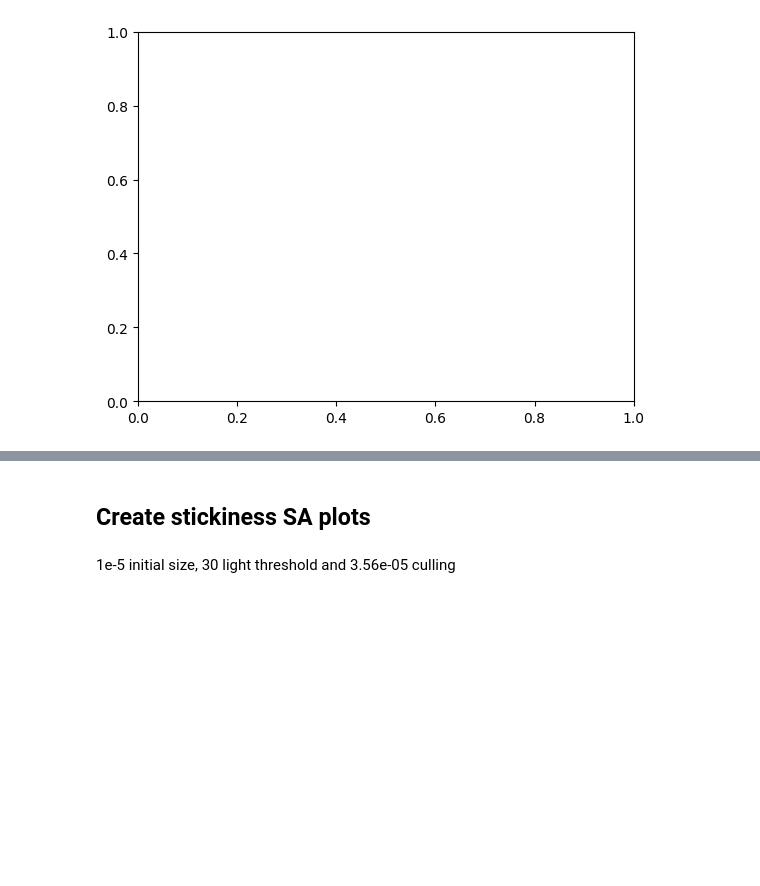
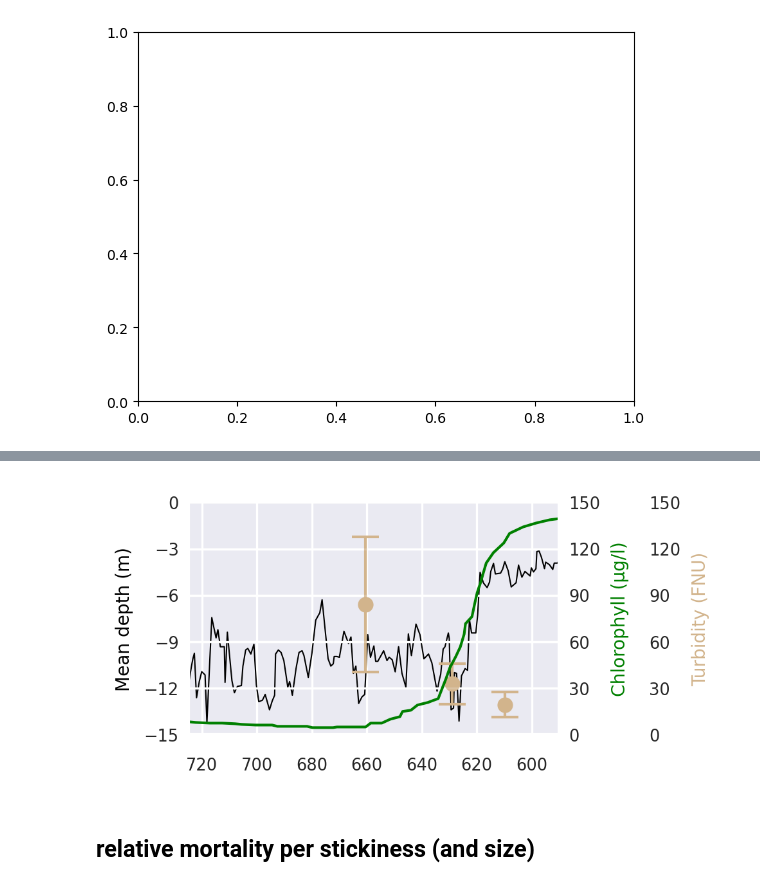
Before and after one commit to 465b/oceantracker, a Jupyter notebook: experiments/collapse/2023-v04/collapse_paper_plots.ipynb, the cells around one changed output, grey strips where cells are left out. Saved outputs shown, nothing was run; the diff lists cells and outputs as text; code cells hidden in the pictures; blank space fills up the shorter version.

```diff
--- a/experiments/collapse/2023-v04/collapse_paper_plots.ipynb
+++ b/experiments/collapse/2023-v04/collapse_paper_plots.ipynb
@@ -448,0 +41,3 @@ array([1., 1., 1., 1., 1., 1., 1., 1., 1., 1., 1., 1., 1., 1., 1., 1., 1.,
+# %%
+sns.set_context('paper', font_scale=.7)
+plt.rcParams['text.usetex'] = False
@@ -758,3 +368,0 @@ def read_key_params_from_cases(cases):
-# %%
-# set context paper
-sns.set_context("paper")
@@ -1124,4 +368,0 @@ hexmap_of_death(cases[4],vmin=None,vmax=None,num_bins=20)
-# %% [markdown]
-## Create stickiness SA plots
-# %% [markdown]
- 1e-5 initial size, 30 light threshold and 3.56e-05 culling
@@ -1160,0 +369,67 @@ for ii in range(len(cases)):
+# %%
+data = {
+    'Stromkilometer': [3.9, 89.6, 172.6, 318.1, 470.0, 474.5, 609.8, 628.9, 660.6],
+    'mean': [17.412983, 17.568214, 18.766962, 22.723099, 13.271519, 21.844595, 19.427492, 32.945245, 84.073446],
+    'std': [21.618486, 21.516704, 14.278725, 10.592612, 6.608562, 7.626686, 8.001780, 13.077583, 43.600354]
+}
+
+df = pd.DataFrame(data)
+# %%
+fig, ax1 = plt.subplots(figsize=(8.3/2.53, (8.3*0.5)/2.53), dpi=300)
+ax2 = ax1.twinx()
+
+ax1.plot(mean_deapth_schoel[:, 0], mean_deapth_schoel[:, 1], label="Mean depth", color=colors[0], linewidth=0.5)
+# ylabel
+ax1.set_ylabel('Mean depth (m)', color=colors[0])
+# ylim 0,20
+ax1.set_ylim(-15, -2)
+
+# Add a third axis for Turbidity [FNU]
+ax3 = ax1.twinx()
+ax3.spines['right'].set_position(('outward', 30))  # Offset the third axis
+
+ax3.errorbar(df['Stromkilometer'], df['mean'], yerr=df['std'], fmt='o', color='tan', ecolor='tan', capsize=5, capthick=1, elinewidth=1, label='Turbidity [FNU]')
+ax3.set_ylabel('Turbidity (FNU)', color='tan')
+ax3.tick_params(axis='y', which='both', length=0)
+
+ax2.plot(chloropyll_schoell[:, 0], chloropyll_schoell[:, 1], label="Chlorophyll", color=colors[1], linewidth=1)
+# ylabel
+ax2.set_ylabel('Chlorophyll (µg/l)', color=colors[1])
+# ylim 0,150
+
+ax2.set_zorder(ax3.get_zorder()+1)
+
+ax1_major_ticks = np.linspace(-15, 0, 6)  # from -15 to -2 with step 2
+ax2_major_ticks = np.linspace(0, 150, len(ax1_major_ticks))  # same number of ticks
+
+# Set the major ticks
+ax1.set_yticks(ax1_major_ticks)
+ax2.set_yticks(ax2_major_ticks)
+ax3.set_yticks(ax2_major_ticks)
+
+ax1.set_ylim(-15, 0)
+ax2.set_ylim(0, 150)
+ax3.set_ylim(0, 150)  # Adjust based on Turbidity data
+
+# put alpha of grid of ax2 to 0.2
+ax2.grid(True, which='major', alpha=0.2, zorder=0)
+
+# remote tick lines from ax2
+ax1.tick_params(axis='y', which='both', length=0)
+ax2.tick_params(axis='y', which='both', length=0)
+
+# xlim  from 580, 730
+ax1.set_xlim(590, 725)
+
+# tight layout
+fig.tight_layout()
+
+# invert x-axis
+ax1.invert_xaxis()
+
+# savefig
+fig.savefig('chl_depth.png', dpi=300)
+# %% [output]
+[figure, added]
+# %% [markdown]
+## relative mortality per stickiness (and size)
```
Also changed, not shown: parts of 83 cells of this notebook, 4 other files.
